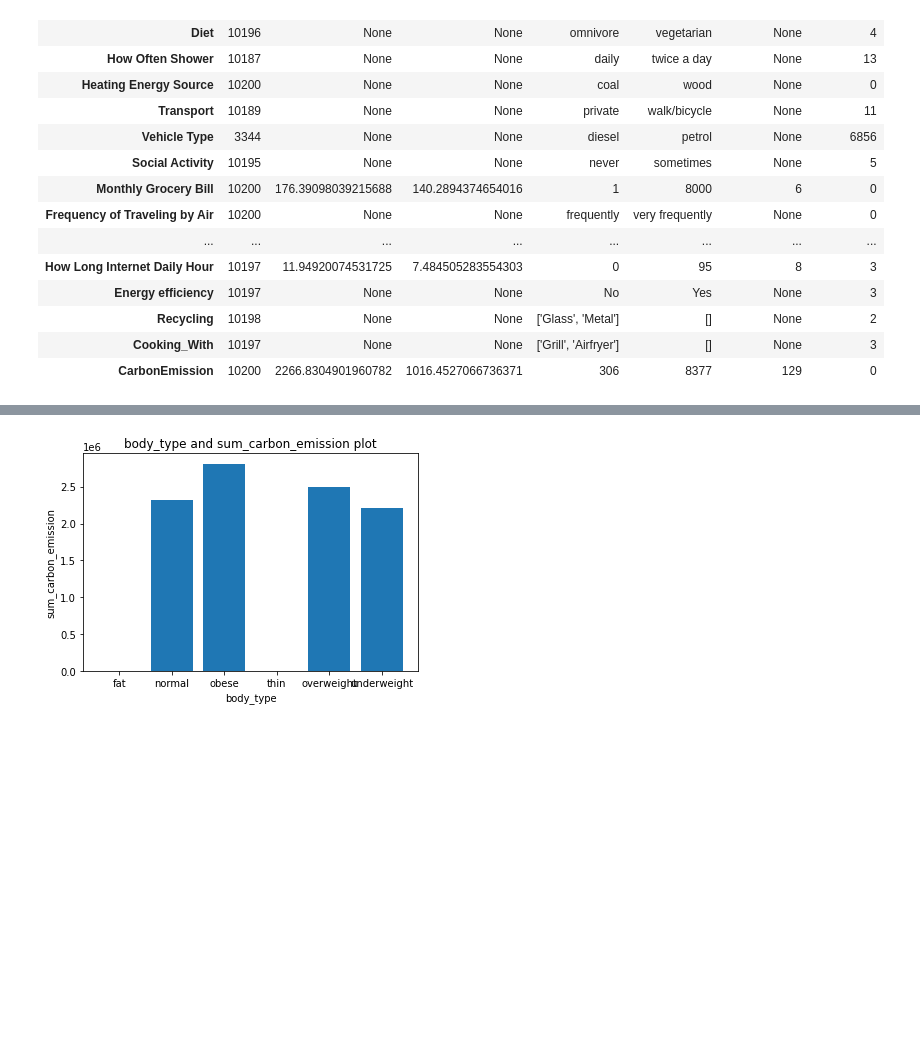
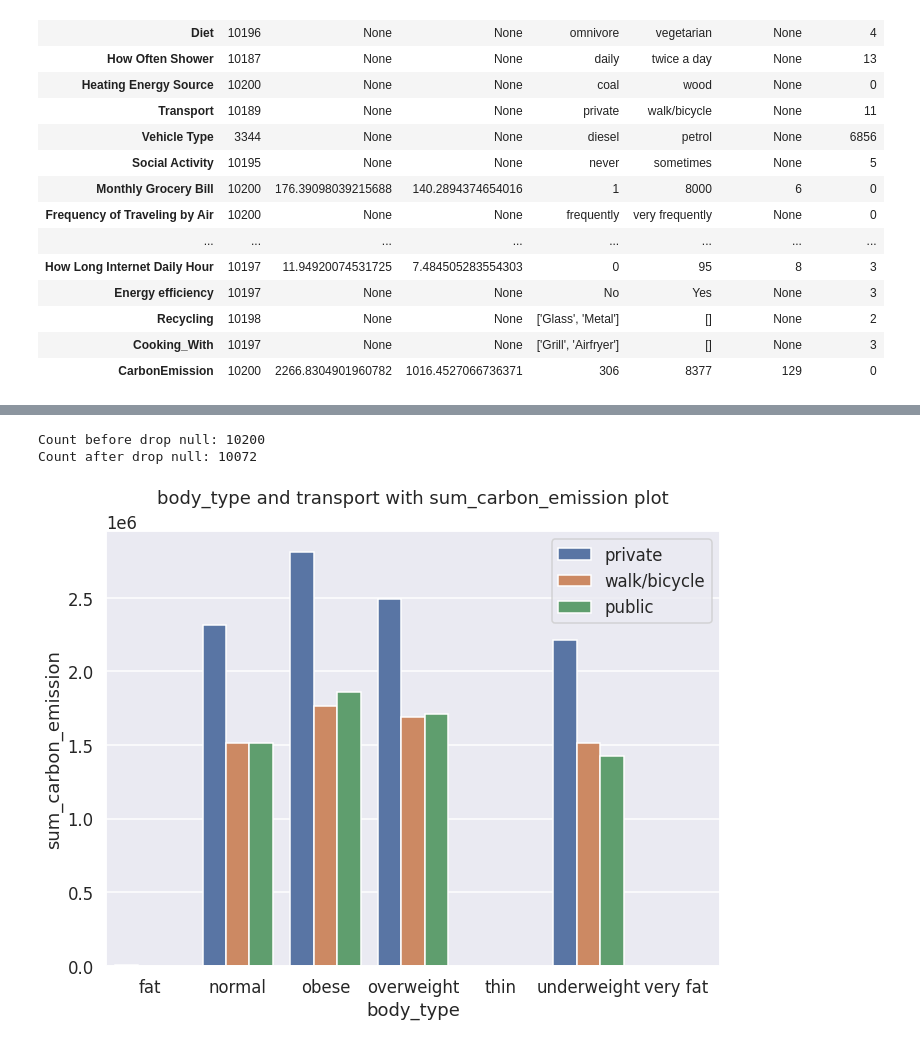
Before and after one commit to DesastreuX/Carbon-Emission-Iteration-4, a Jupyter notebook: source/DU-02.ipynb, the cells around one changed output, grey strips where cells are left out. Saved outputs shown, nothing was run; the diff lists cells and outputs as text; code cells hidden in the pictures; blank space fills up the shorter version.

```diff
--- a/source/DU-02.ipynb
+++ b/source/DU-02.ipynb
@@ -84,3 +125,8 @@ df = rename_columns(df=df)
 # %%
-# Drop all Null value from pyspark dataframe
-df = df.na.drop()
+# Drop all Null value from pyspark dataframe except vehicle_type column
+print("Count before drop null:", df.count())
+no_null_df = df.na.fill("not_applicable", subset=["vehicle_type"]).na.drop()
+print("Count after drop null:", no_null_df.count())
+# %% [output]
+Count before drop null: 10200
+Count after drop null: 10072
@@ -90,24 +133,6 @@ from pyspark.sql.functions import sum
-# %%
-
-
-# Calculate the sum of carbon_emission for each body_type
-df_grouped = df.groupBy('body_type').agg(sum('carbon_emission').alias('sum_carbon_emission'))
-
-# Create a DataFrame with distinct body_type values and their corresponding sum of carbon_emission
-df_distinct = df_grouped.select('body_type').distinct() \
-    .join(df_grouped, on='body_type', how='left') \
-    .na.fill(0)
-
-# Plot the results
-import matplotlib.pyplot as plt
-
-x_values = df_distinct.select('body_type').rdd.flatMap(lambda x: x).collect()
-y_values = df_distinct.select('sum_carbon_emission').rdd.flatMap(lambda x: x).collect()
-
-plt.bar(x_values, y_values)
-plt.ylabel('sum_carbon_emission')
-plt.xlabel('body_type')
-plt.title('body_type and sum_carbon_emission plot')
-plt.show()
-# %% [output]
-[figure, removed]
+# %%
+plt_group_by_2_columns_and_sum(
+    df=no_null_df, group_by=["body_type", "transport"], sum_column=change_case(DATASET.TARGET)
+)
+# %% [output]
+[figure, added]
```
Also changed, not shown: parts of 36 cells of this notebook, 3 other files.
